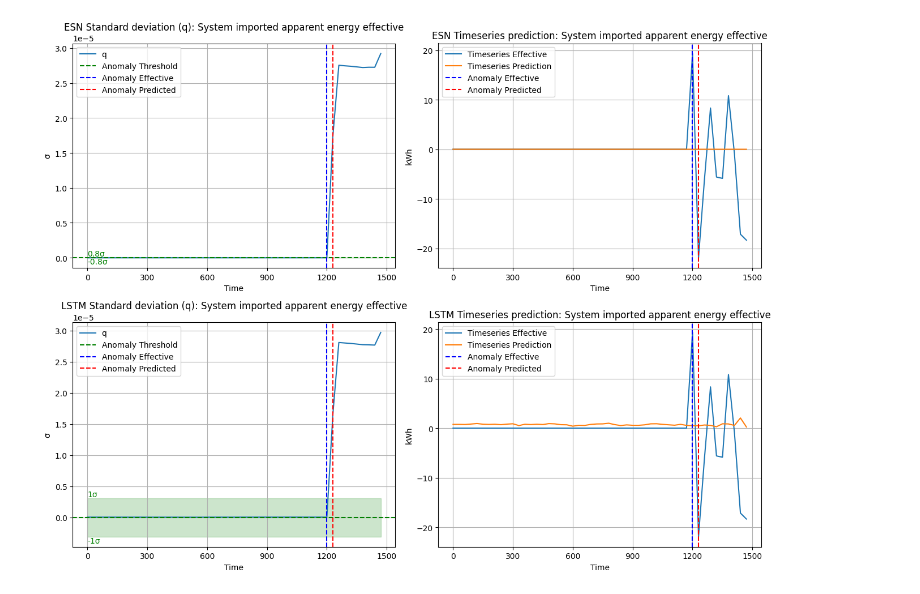
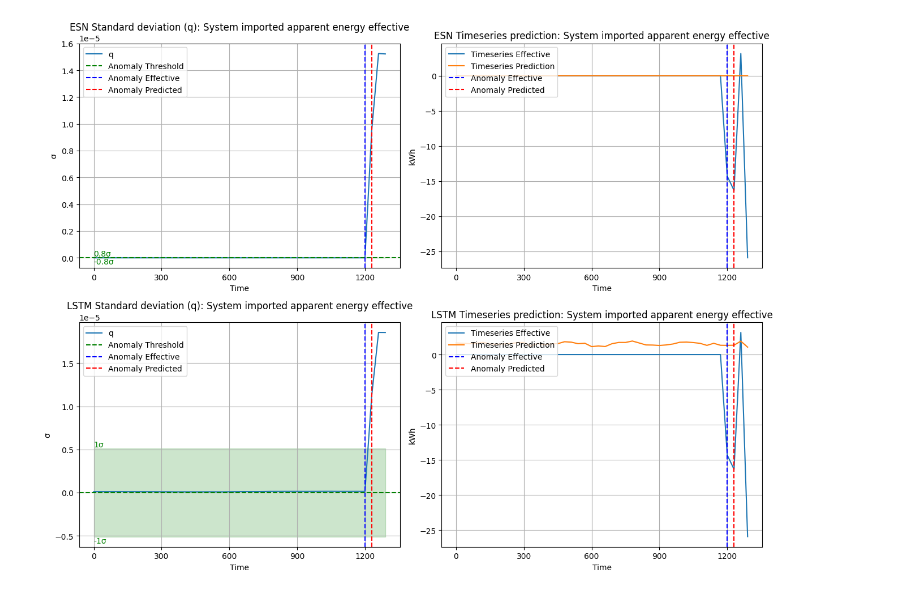
Before and after one commit to GeremiaPompei/energiai, a Jupyter notebook: notebook/plot_analysis.ipynb, the cells around one changed output. Saved outputs shown, nothing was run; the diff lists cells and outputs as text; code cells hidden in the pictures.

```diff
--- a/notebook/plot_analysis.ipynb
+++ b/notebook/plot_analysis.ipynb
@@ -14,15 +14,15 @@ origin_models = {m_name: torch.load(f'models/{m_name}.torch') for m_name in ['ES
 # %%
 create_subplots(
     ts_dataset,
     feature=[('energia_apparente_importata_sistema', 'System imported apparent energy effective', 'kWh')],
     models=origin_models,
     plotpath=f'plots/',
     n_example=5,
     zoom_left=40,
-    zoom_right=10,
+    zoom_right=4,
 )
 # %% [output]
-[figure, old version]
+[figure, new version]
 # %%
 create_subplots(
     ts_dataset,
```
Also changed, not shown: parts of 6 cells of this notebook, 1 other file.
